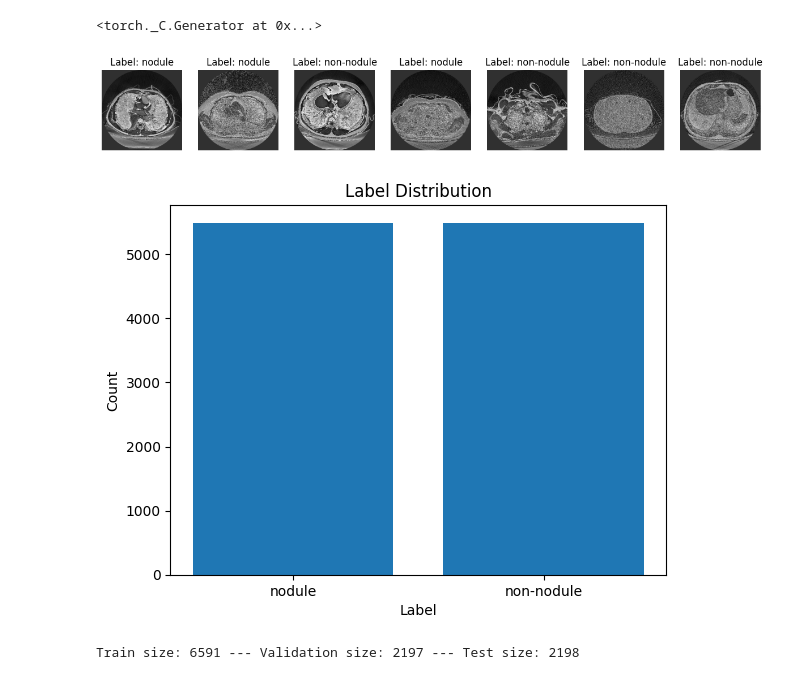
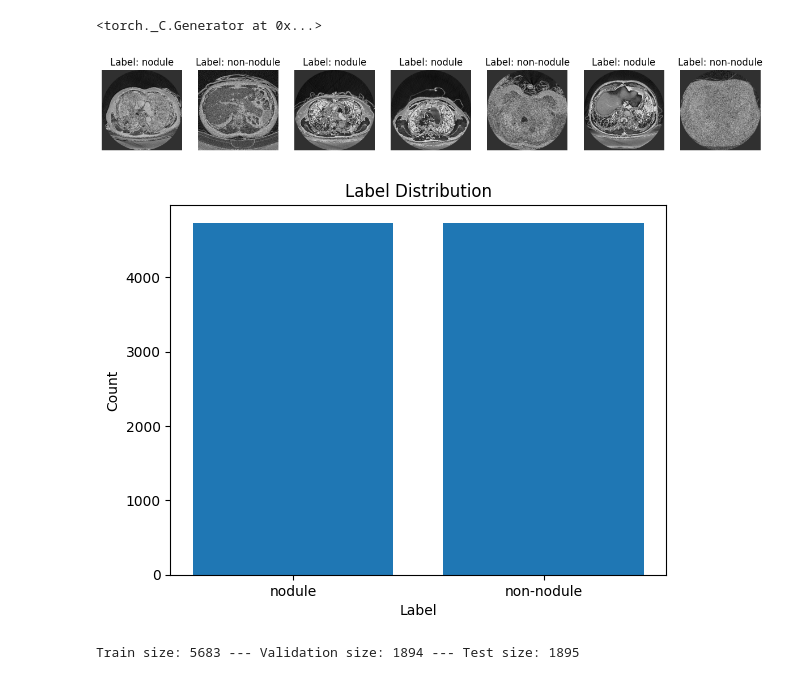
Before and after one commit to DominikHahn1407/Masterarbeit, a Jupyter notebook: Final Models/2dcnn_coarse.ipynb, the cells around one changed output. Cells and saved outputs as stored; diff of their text form; code cells hidden in the pictures.

```diff
--- a/Final Models/2dcnn_coarse.ipynb
+++ b/Final Models/2dcnn_coarse.ipynb
@@ -15,9 +15,9 @@ BASE_DIR = "C:/Users/Dominik Hahn/OneDrive/Studium/Master/Masterarbeit/Daten"
 # BASE_DIR = "C:/Users/domin/OneDrive/Studium/Master/Masterarbeit/Daten"
 seed = 41
 batch_size = 32
-image_size = 80 #best yet 80 with 87%
 classes = ["nodule", "non-nodule"]
 train_ratio = 0.6
+scenario = 2
 
 random.seed(seed)
 np.random.seed(seed)
@@ -25,15 +25,15 @@ torch.manual_seed(seed)
 # %% [output]
 <torch._C.Generator at 0x...>
 # %%
-dataset = DICOMCoarseDataset(root_dir=BASE_DIR, num_images_per_class=len(os.listdir(os.path.join(BASE_DIR, "nodule"))), classes=classes, scenario=1)
+dataset = DICOMCoarseDataset(root_dir=BASE_DIR, num_images_per_class=len(os.listdir(os.path.join(BASE_DIR, "nodule"))), classes=classes, scenario=scenario)
 # dataset = DICOMCoarseDataset(root_dir=BASE_DIR, num_images_per_class=100, classes=classes, scenario=1)
 dataset.visualize_images(num_images=7)
 # %% [output]
-[figure, old version]
+[figure, new version]
 # %%
 dataset.display_label_distribution()
 # %% [output]
-[figure, old version]
+[figure, new version]
 # %%
 train_size = int(train_ratio * len(dataset))
 val_size = int(((1-train_ratio)/2) * len(dataset))
@@ -41,5 +41,5 @@ test_size = len(dataset) - train_size - val_size
 
 print(f"Train size: {train_size} --- Validation size: {val_size} --- Test size: {test_size}")
 # %% [output]
-Train size: 6591 --- Validation size: 2197 --- Test size: 2198
+Train size: 5683 --- Validation size: 1894 --- Test size: 1895
 # %%
```
Also changed, not shown: parts of 5 cells of this notebook, 2 other files.
